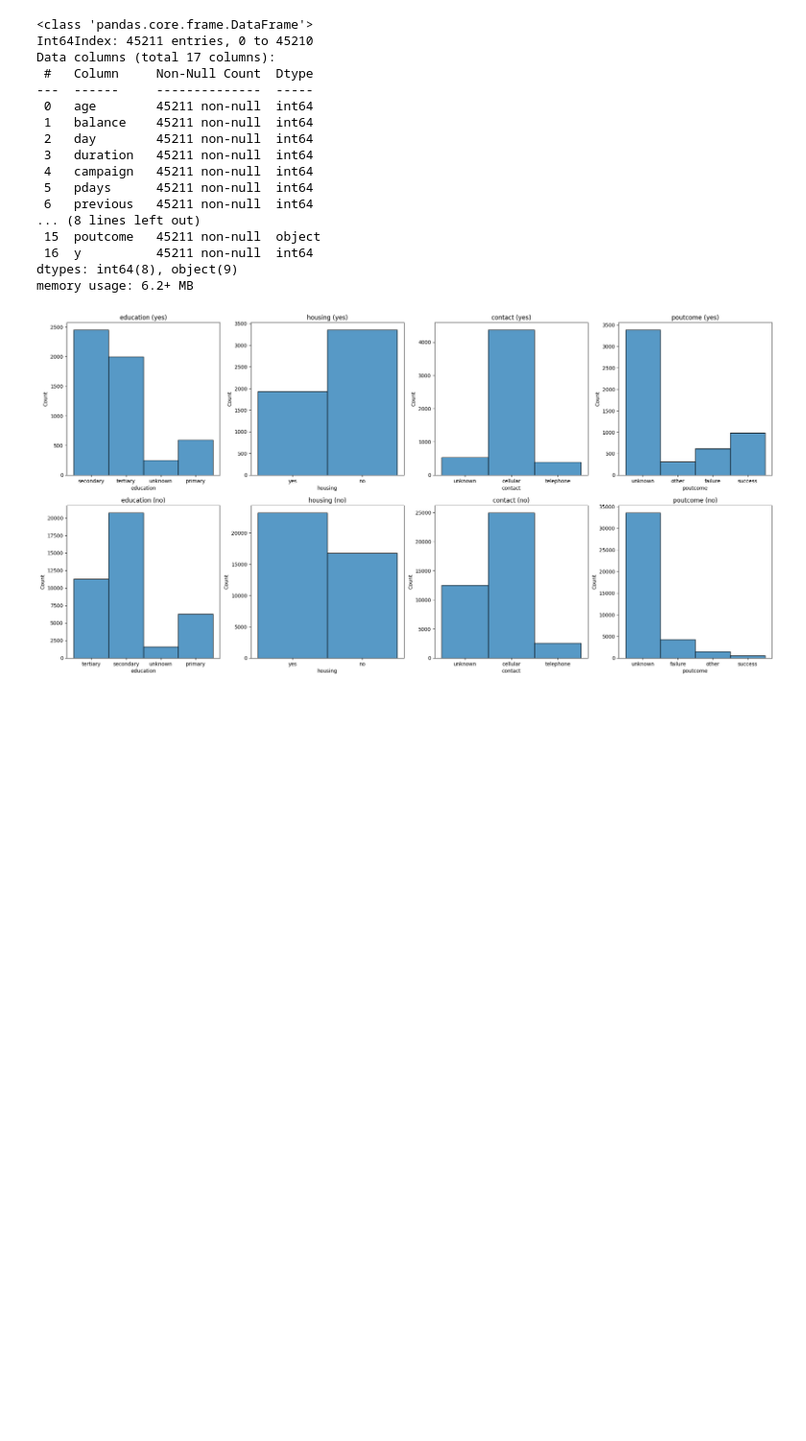
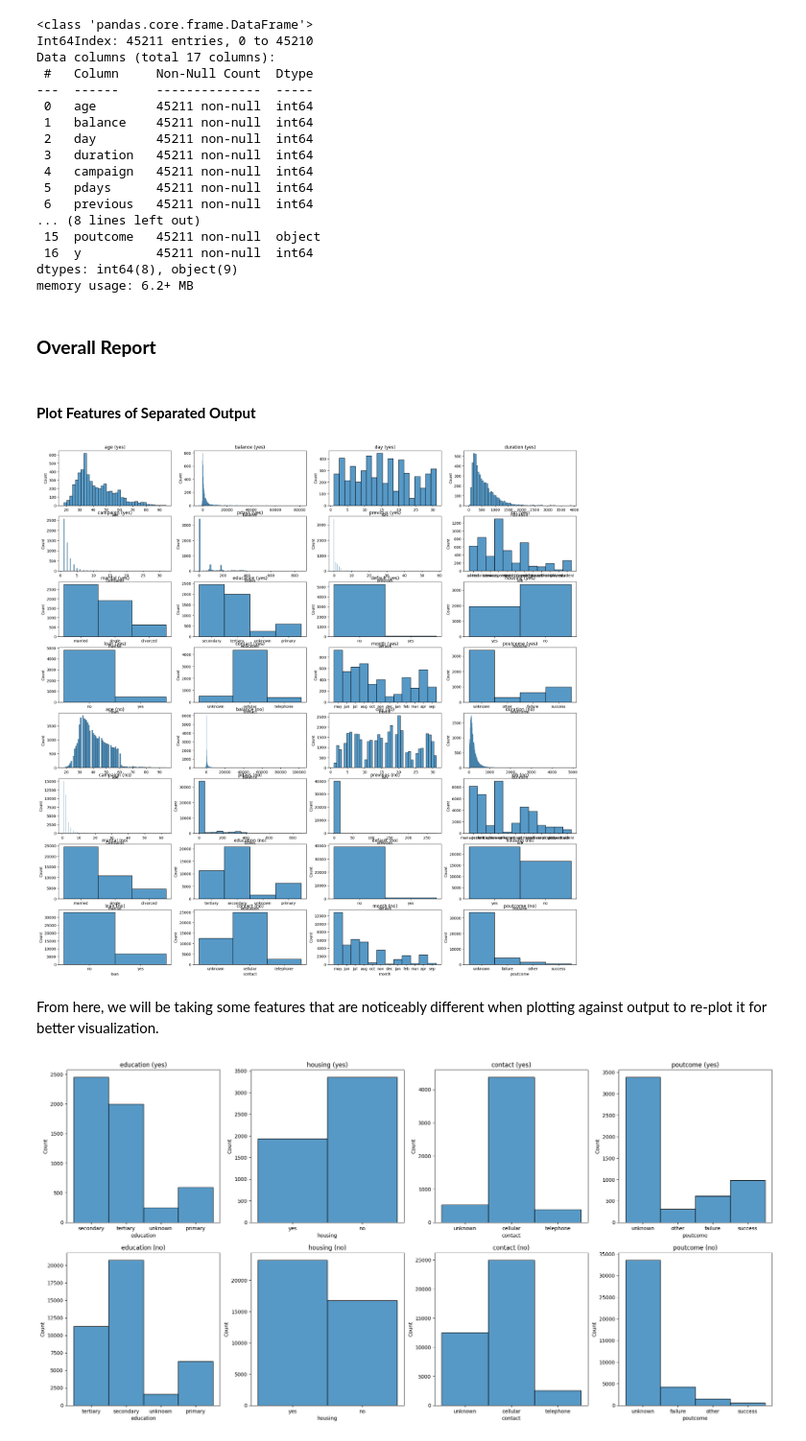
Before and after one commit to AthimetA/FRA503_HW_ML, a Jupyter notebook: HW2/HW2Bank.ipynb, the cells around one changed output. Shown at 96% size. Drawn from its saved outputs; the diff is of its cells as text; code cells hidden in the pictures; blank space fills up the shorter version.

```diff
--- a/HW2/HW2Bank.ipynb
+++ b/HW2/HW2Bank.ipynb
@@ -186,13 +186,33 @@ Data columns (total 17 columns):
  16  y          45211 non-null  int64
 dtypes: int64(8), object(9)
 memory usage: 6.2+ MB
+# %% [markdown]
+### **Overall Report**
 # %%
 profile = pp.ProfileReport(df, title="Bank Full Report")
 # profile.to_file('HW2OverallReport.html')
 # profile.to_notebook_iframe()
+# %% [markdown]
+#### **Plot Features of Separated Output**
 # %%
 dfyes = df[df['y'] == 1]
 dfno = df[df['y'] == 0]
+# %%
+plt.figure(figsize=(25,25))
+for idx, col in enumerate(dfyes.columns):
+    if col != 'y':
+        plt.subplot(8, 4, idx+1)
+        sns.histplot(dfyes[col], kde=False)
+        plt.title(col + ' (yes)')
+for idx, col in enumerate(dfno.columns):
+    if col != 'y':
+        plt.subplot(8, 4, idx+len(dfno.columns))
+        sns.histplot(dfno[col], kde=False)
+        plt.title(col + ' (no)')
+# %% [output]
+[figure, added]
+# %% [markdown]
+From here, we will be taking some features that are noticeably different when plotting against output to re-plot it for better visualization.
 # %%
 colToPlot = ['education', 'housing', 'contact', 'poutcome']
 plt.figure(figsize=(25,25))
```
Also changed, not shown: parts of 21 cells of this notebook.
